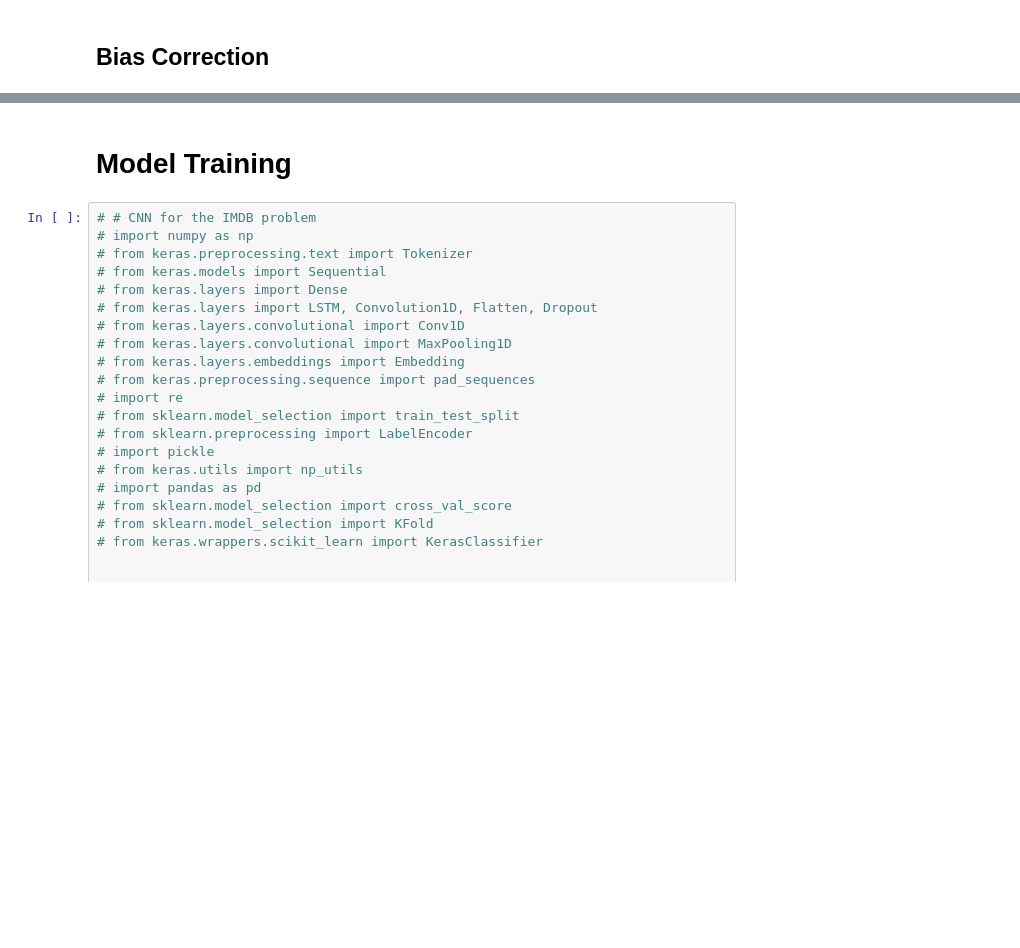
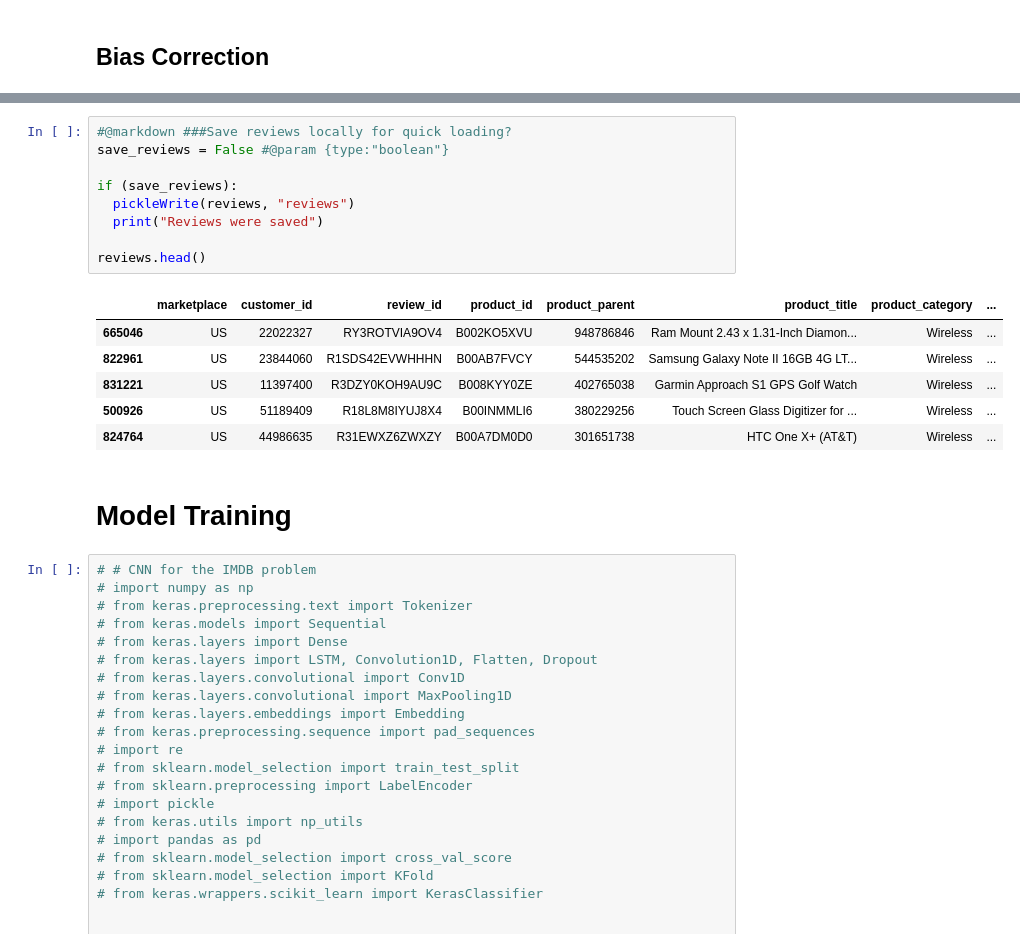
Before and after one commit to danielka223/ds_workshop, a Jupyter notebook: dsWorkshopAmazon.ipynb, the cells around one changed output, grey strips where cells are left out. Cells and saved outputs as stored; diff of their text form; blank space fills up the shorter version.

```diff
--- a/dsWorkshopAmazon.ipynb
+++ b/dsWorkshopAmazon.ipynb
@@ -316,3 +413,19 @@ print(reviews[reviews['helpful'] == -1].count()[0])
+# %%
+#@markdown ###Save reviews locally for quick loading?
+save_reviews = False #@param {type:"boolean"}
+
+if (save_reviews):
+  pickleWrite(reviews, "reviews")
+  print("Reviews were saved")
+
+reviews.head()
+# %% [output]
+|  | marketplace | customer_id | review_id | product_id | product_parent | product_title | product_category | ... |
+| 665046 | US | 22022327 | RY3ROTVIA9OV4 | B002KO5XVU | 948786846 | Ram Mount 2.43 x 1.31-Inch Diamon... | Wireless | ... |
+| 822961 | US | 23844060 | R1SDS42EVWHHHN | B00AB7FVCY | 544535202 | Samsung Galaxy Note II 16GB 4G LT... | Wireless | ... |
+| 831221 | US | 11397400 | R3DZY0KOH9AU9C | B008KYY0ZE | 402765038 | Garmin Approach S1 GPS Golf Watch | Wireless | ... |
+| 500926 | US | 51189409 | R18L8M8IYUJ8X4 | B00INMMLI6 | 380229256 | Touch Screen Glass Digitizer for ... | Wireless | ... |
+| 824764 | US | 44986635 | R31EWXZ6ZWXZY | B00A7DM0D0 | 301651738 | HTC One X+ (AT&T) | Wireless | ... |
 # %% [markdown]
 # Model Training
 # %%
```
Also changed, not shown: parts of 20 cells of this notebook.
